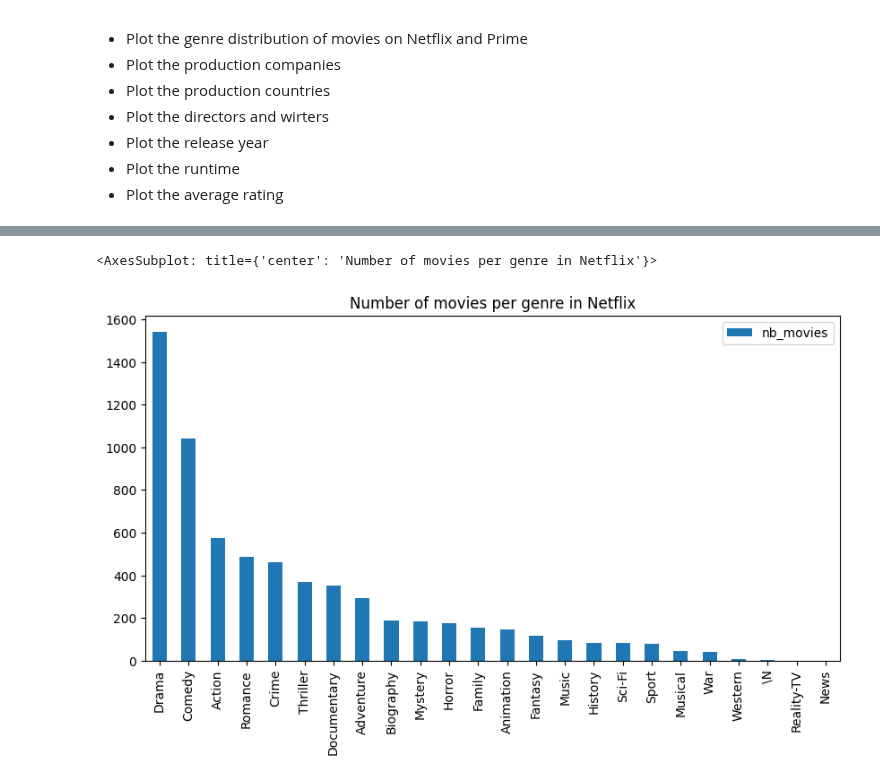
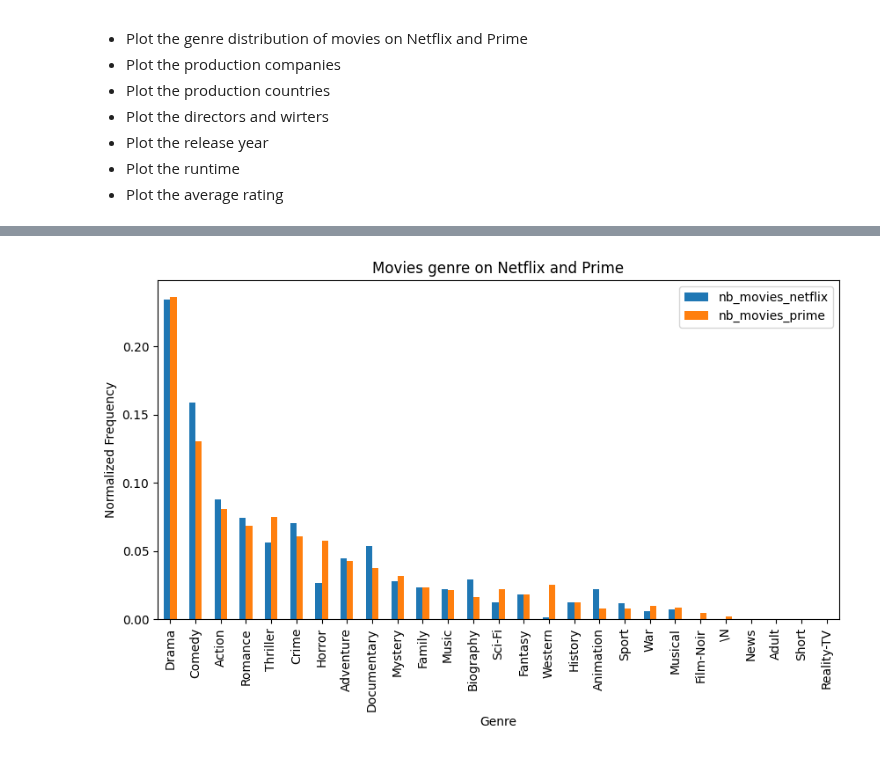
Before and after one commit to epfl-ada/ada-2022-project-lad3k, a Jupyter notebook: milestone3_part1.ipynb, the cells around one changed output, grey strips where cells are left out. Drawn from its saved outputs; the diff is of its cells as text; code cells hidden in the pictures.

```diff
--- a/milestone3_part1.ipynb
+++ b/milestone3_part1.ipynb
@@ -34,0 +40,3 @@ import pandas as pd
+# %%
+df['streaming_service'] = ['both' if netflix and prime else 'netflix' if netflix
+                           else 'prime' for netflix, prime in zip(df['on_netflix'], df['on_prime'])]
@@ -50,6 +59,6 @@ netflix_movies.head()
 # %%
-netflix_movies['genres'] = netflix_movies['genres'].apply(lambda x: x.split(','))
-genres = set(netflix_movies['genres'].sum())
-genres = list(genres)
-# to account for the missing value string '\\N'
-print(f'Number of different genres: {len(genres) - 1}')
+# get unique genres function
+def get_unique_genres(df):
+    genres = set(df['genres'].apply(lambda x: x.split(',')).sum())
+    genres = list(genres)
+    return genres
@@ -63,12 +65,39 @@ See the caveats in the documentation: https://pandas.pydata.org/pandas-docs/stab
 # %%
+netflix_genres = get_unique_genres(netflix_movies)
 movies_genre = {}
-for genre in genres:
+for genre in netflix_genres:
     movies_genre[genre] = netflix_movies['genres'].apply(lambda x: genre in x).sum()
-df_movies_genre = pd.DataFrame.from_dict(
+netflix_genre = pd.DataFrame.from_dict(
     movies_genre, orient='index', columns=['nb_movies'])
-# categories of movies on the steaming services defiened above
-df_movies_genre.sort_values(by='nb_movies', ascending=False).plot(
-    kind='bar', title='Number of movies per genre in Netflix', figsize=(10, 5))
+
+prime_genres = get_unique_genres(prime_movies)
+movies_genre = {}
+for genre in prime_genres:
+    movies_genre[genre] = prime_movies['genres'].apply(lambda x: genre in x).sum()
+prime_genre = pd.DataFrame.from_dict(
+    movies_genre, orient='index', columns=['nb_movies'])
+
+# join the two dataframes without losing the genres
+both_genre = netflix_genre.join(prime_genre, how='outer', lsuffix='_netflix', rsuffix='_prime')
+both_genre = both_genre.fillna(0)
+
+# create a new column with the normalized sum of movies on netflix and prime
+both_genre['total_movies'] = (both_genre['nb_movies_netflix'] + both_genre['nb_movies_prime'])/ (both_genre[
+    'nb_movies_netflix'].sum() + both_genre['nb_movies_prime'].sum())
+
+# normalize the number of movies
+both_genre['nb_movies_netflix'] = both_genre['nb_movies_netflix'] / both_genre['nb_movies_netflix'].sum()
+both_genre['nb_movies_prime'] = both_genre['nb_movies_prime'] / both_genre['nb_movies_prime'].sum()
+
+
+both_genre = both_genre.sort_values(by='total_movies', ascending=False)
+both_genre.drop('total_movies', axis=1, inplace=True)
+both_genre.plot(kind='bar', figsize=(10, 5))
+
+
+plt.title('Movies genre on Netflix and Prime')
+plt.xlabel('Genre')
+plt.ylabel('Normalized Frequency')
+plt.show()
 # %% [output]
-<AxesSubplot: title={'center': 'Number of movies per genre in Netflix'}>
-[figure, old version]
+[figure, new version]
```
Also changed, not shown: parts of 36 cells of this notebook, 1 other file.
